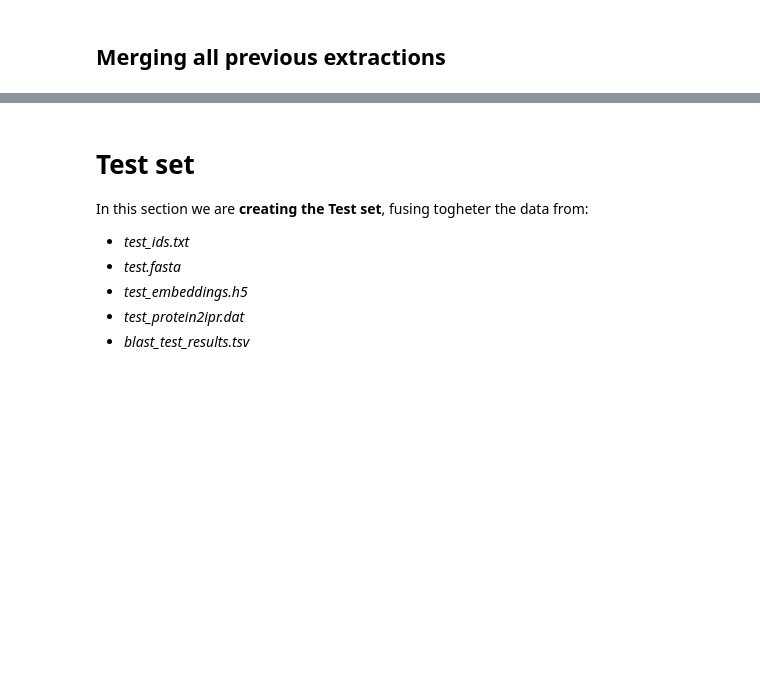
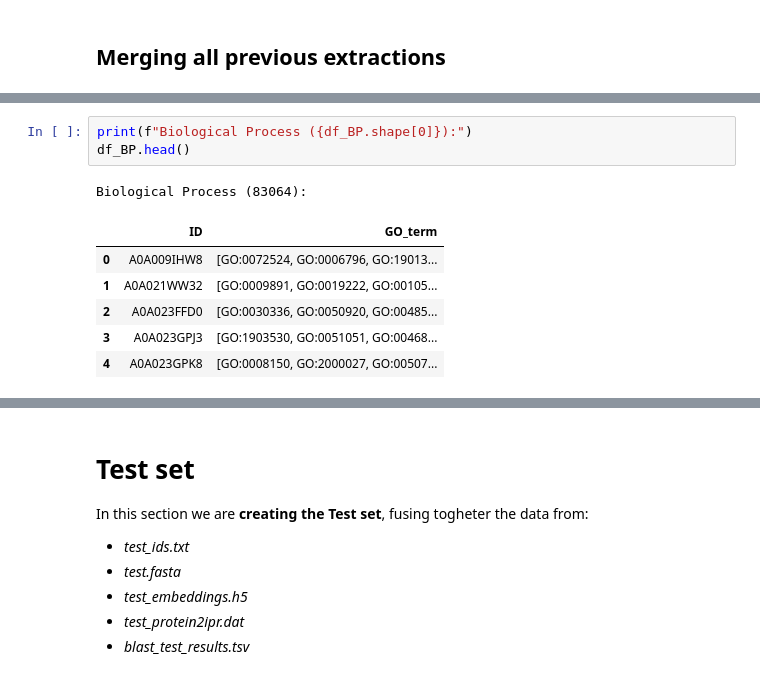
Before and after one commit to mattiazza/protein_function_prediction, a Jupyter notebook: bd_project/datasets_creation.ipynb, the cells around one changed output, grey strips where cells are left out. Cells and saved outputs as stored; diff of their text form; blank space fills up the shorter version.

```diff
--- a/bd_project/datasets_creation.ipynb
+++ b/bd_project/datasets_creation.ipynb
@@ -309,0 +349,11 @@ df_part_of.head()
+# %%
+print(f"Biological Process ({df_BP.shape[0]}):")
+df_BP.head()
+# %% [output]
+Biological Process (83064):
+|  | ID | GO_term |
+| 0 | A0A009IHW8 | [GO:0072524, GO:0006796, GO:19013... |
+| 1 | A0A021WW32 | [GO:0009891, GO:0019222, GO:00105... |
+| 2 | A0A023FFD0 | [GO:0030336, GO:0050920, GO:00485... |
+| 3 | A0A023GPJ3 | [GO:1903530, GO:0051051, GO:00468... |
+| 4 | A0A023GPK8 | [GO:0008150, GO:2000027, GO:00507... |
```
Also changed, not shown: parts of 4 cells of this notebook.
